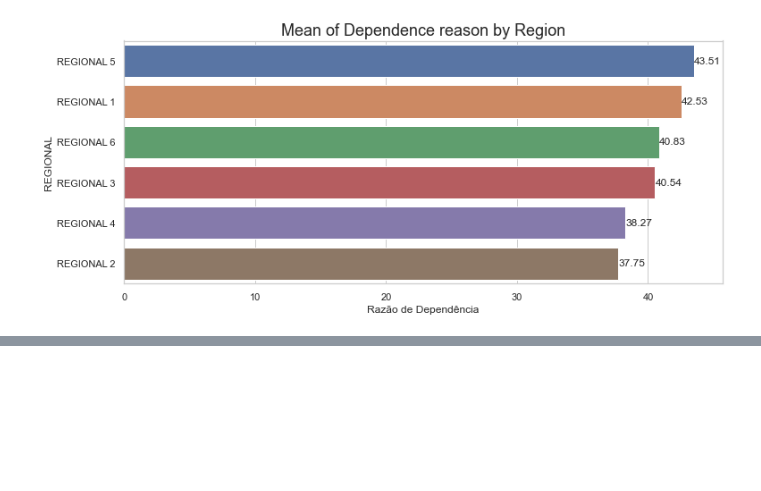
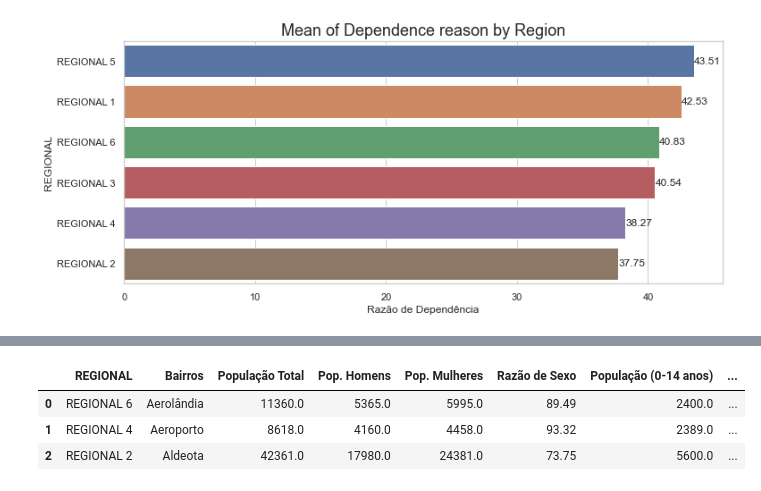
Before and after one commit to kevennchaves/Fortaleza_demographic_data, a Jupyter notebook: FORTALEZA'S DEMOGRAPHIC DATA ANALYSIS.ipynb, the cells around one changed output, grey strips where cells are left out. Drawn from its saved outputs; the diff is of its cells as text; code cells hidden in the pictures; blank space fills up the shorter version.

```diff
--- a/FORTALEZA'S DEMOGRAPHIC DATA ANALYSIS.ipynb
+++ b/FORTALEZA'S DEMOGRAPHIC DATA ANALYSIS.ipynb
@@ -753,0 +755,7 @@ data.head()
+# %%
+data.head(3)
+# %% [output]
+|  | REGIONAL | Bairros | População Total | Pop. Homens | Pop. Mulheres | Razão de Sexo | População (0-14 anos) | ... |
+| 0 | REGIONAL 6 | Aerolândia | 11360.0 | 5365.0 | 5995.0 | 89.49 | 2400.0 | ... |
+| 1 | REGIONAL 4 | Aeroporto | 8618.0 | 4160.0 | 4458.0 | 93.32 | 2389.0 | ... |
+| 2 | REGIONAL 2 | Aldeota | 42361.0 | 17980.0 | 24381.0 | 73.75 | 5600.0 | ... |
```
Also changed, not shown: parts of 24 cells of this notebook, 1 other file.
